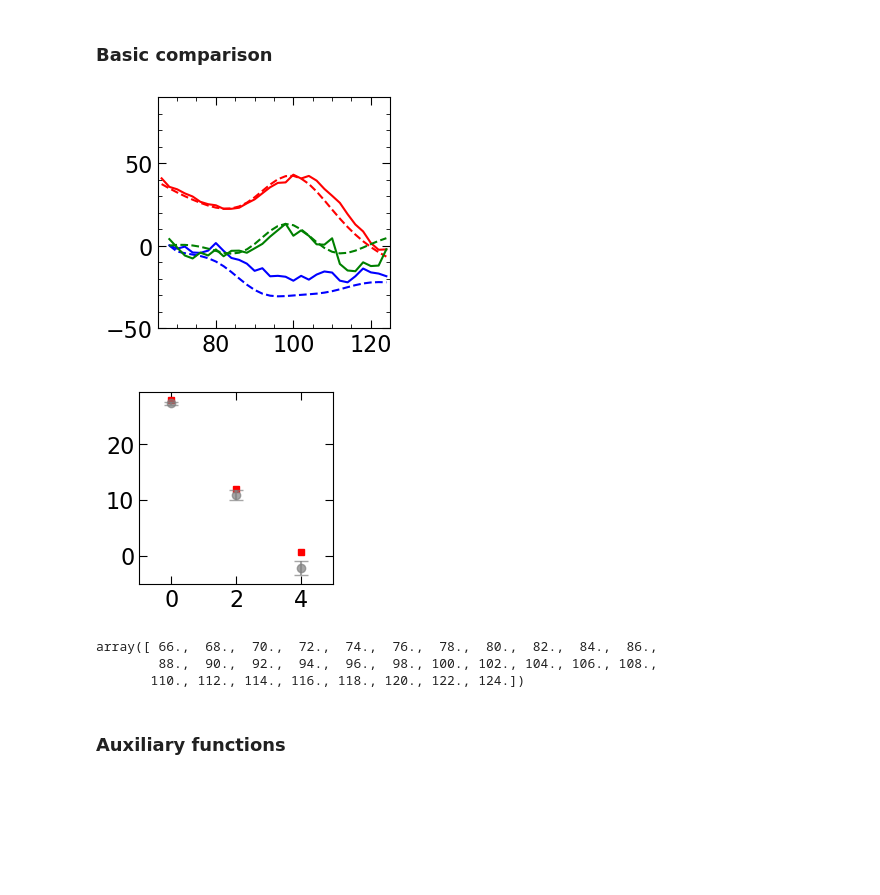
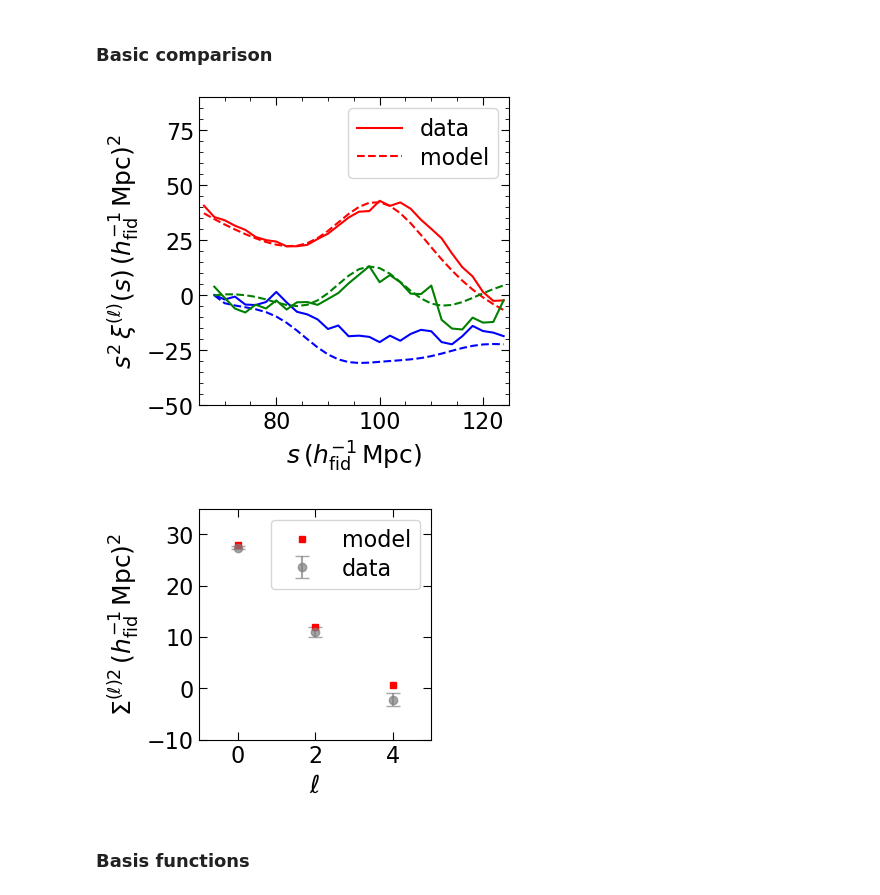
Before and after one commit to a-paranjape/zeldovich-smearing, a Jupyter notebook: examples/ZelSmear_Explore_Theory.ipynb, the cells around one changed output. Drawn from its saved outputs; the diff is of its cells as text; code cells hidden in the pictures; blank space fills up the shorter version.

Commit message:
user-friendly theory: updated notebook and script

```diff
--- a/examples/ZelSmear_Explore_Theory.ipynb
+++ b/examples/ZelSmear_Explore_Theory.ipynb
@@ -180,41 +167,43 @@ chi2: 187.7
 # %% [markdown]
 ### Basic comparison
 # %%
-plt.figure(figsize=(3,3))
+plt.figure(figsize=(4,4))
+plt.xlabel("$s\\, (h^{{-1}}_{{\\rm fid}}\\,{{\\rm Mpc}})$")
+plt.ylabel("$s^{{2}}\\,\\xi^{{(\\ell)}}(s)\\, (h^{{-1}}_{{\\rm fid}}\\,{{\\rm Mpc}})^{{2}}$")
 plt.xlim(65,125)
 if Modify_Data:
     plt.ylim(-50,90)
 else:
     plt.ylim(-120,120)
 off = 1 if Modify_Data else 0
 offset = 1 if Include_Sig2Obs else 0
-plt.plot(tm.theory.svals,tm.theory.svals**2*data[offset],'r-')
-plt.plot(tm.theory.svals,tm.theory.svals**2*prediction[offset],'r--')
+plt.plot(tm.theory.svals,tm.theory.svals**2*data[offset],'r-',label='data')
+plt.plot(tm.theory.svals,tm.theory.svals**2*prediction[offset],'r--',label='model')
 if L_Max > 1:
     plt.plot(tm.theory.svals[off:],tm.theory.svals[off:]**2*data[offset+1],'b-')
     plt.plot(tm.theory.svals[off:],tm.theory.svals[off:]**2*prediction[offset+1],'b--')
     if L_Max == 3:
         plt.plot(tm.theory.svals[off:],tm.theory.svals[off:]**2*data[offset+2],'g-')
         plt.plot(tm.theory.svals[off:],tm.theory.svals[off:]**2*prediction[offset+2],'g--')
+plt.legend(loc='upper right')
 plt.minorticks_on()
 plt.show()
 
 if Include_Sig2Obs:
     Sigx = np.array([2*L for L in range(L_Max)])
-    plt.figure(figsize=(2.5,2.5))
+    plt.figure(figsize=(3,3))
+    plt.xlabel("$\\ell$")
+    plt.ylabel("$\\Sigma^{{(\\ell)2}} \\, (h^{{-1}}_{{\\rm fid}}\\,{{\\rm Mpc}})^{{2}}$")
     plt.xlim(-1,2*L_Max-1)
+    plt.ylim(-10,35)
     plt.xticks(Sigx)
-    plt.plot(Sigx,prediction[0],'r',marker='s',ls='none',markersize=4)
-    plt.errorbar(Sigx,data[0],yerr=np.sqrt(np.diag(cov_data)[:L_Max]),capsize=5,marker='o',c='gray',ls='none',alpha=0.7)
+    plt.errorbar(Sigx,data[0],yerr=np.sqrt(np.diag(cov_data)[:L_Max]),
+                 capsize=5,marker='o',c='gray',ls='none',alpha=0.7,label='data')
+    plt.plot(Sigx,prediction[0],'r',marker='s',ls='none',markersize=4,label='model')
+    plt.legend(loc='upper right')
     plt.show()
 # %% [output]
-[figure, old version]
+[figure, new version]
-[figure, old version]
+[figure, new version]
-# %%
-tm.theory.svals
-# %% [output]
-array([ 66.,  68.,  70.,  72.,  74.,  76.,  78.,  80.,  82.,  84.,  86.,
-        88.,  90.,  92.,  94.,  96.,  98., 100., 102., 104., 106., 108.,
-       110., 112., 114., 116., 118., 120., 122., 124.])
-# %% [markdown]
-### Auxiliary functions
+# %% [markdown]
+### Basis functions
```
Also changed, not shown: parts of 29 cells of this notebook, 1 other file.
